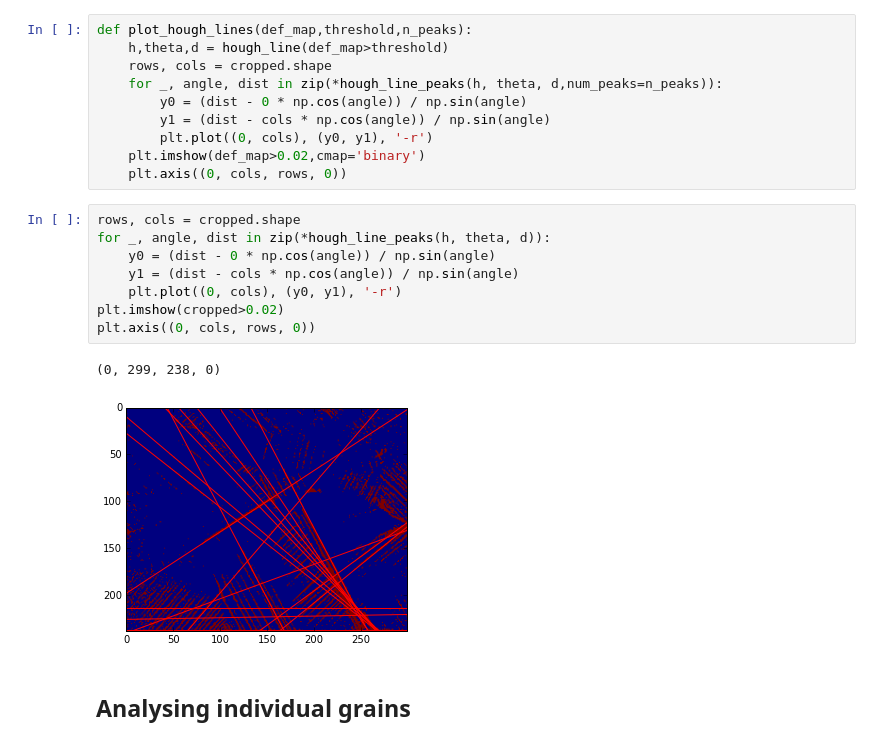
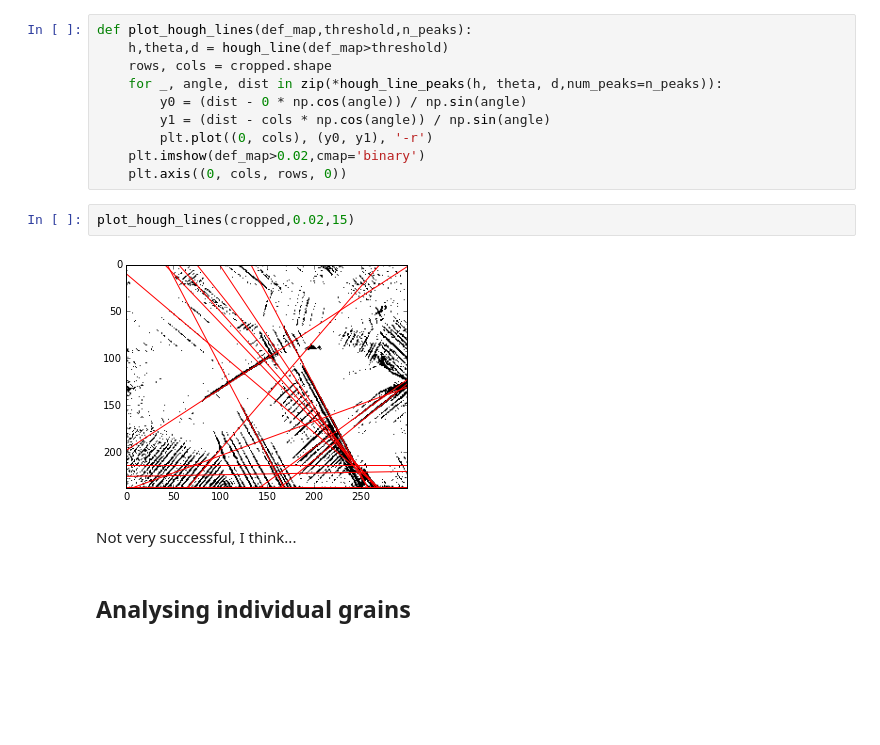
Before and after one commit to MechMicroMan/HRDIC, a Jupyter notebook: hrdic/HRDIC data analysis notebook.ipynb, the cells around one changed output. Drawn from its saved outputs; the diff is of its cells as text; blank space fills up the shorter version.

Commit message:
Tried using Hough transform instead of Radon for slip band analysis - not very successful

```diff
--- a/hrdic/HRDIC data analysis notebook.ipynb
+++ b/hrdic/HRDIC data analysis notebook.ipynb
@@ -352,17 +354,12 @@ def plot_hough_lines(def_map,threshold,n_peaks):
         plt.plot((0, cols), (y0, y1), '-r')
     plt.imshow(def_map>0.02,cmap='binary')
     plt.axis((0, cols, rows, 0))
-# %%
-rows, cols = cropped.shape
-for _, angle, dist in zip(*hough_line_peaks(h, theta, d)):
-    y0 = (dist - 0 * np.cos(angle)) / np.sin(angle)
-    y1 = (dist - cols * np.cos(angle)) / np.sin(angle)
-    plt.plot((0, cols), (y0, y1), '-r')
-plt.imshow(cropped>0.02)
-plt.axis((0, cols, rows, 0))
-# %% [output]
-(0, 299, 238, 0)
-[figure, removed]
+# %%
+plot_hough_lines(cropped,0.02,15)
+# %% [output]
+[figure, added]
+# %% [markdown]
+Not very successful, I think...
 # %% [markdown]
 ## Analysing individual grains
 # %% [markdown]
```
Also changed, not shown: parts of 6 cells of this notebook.
